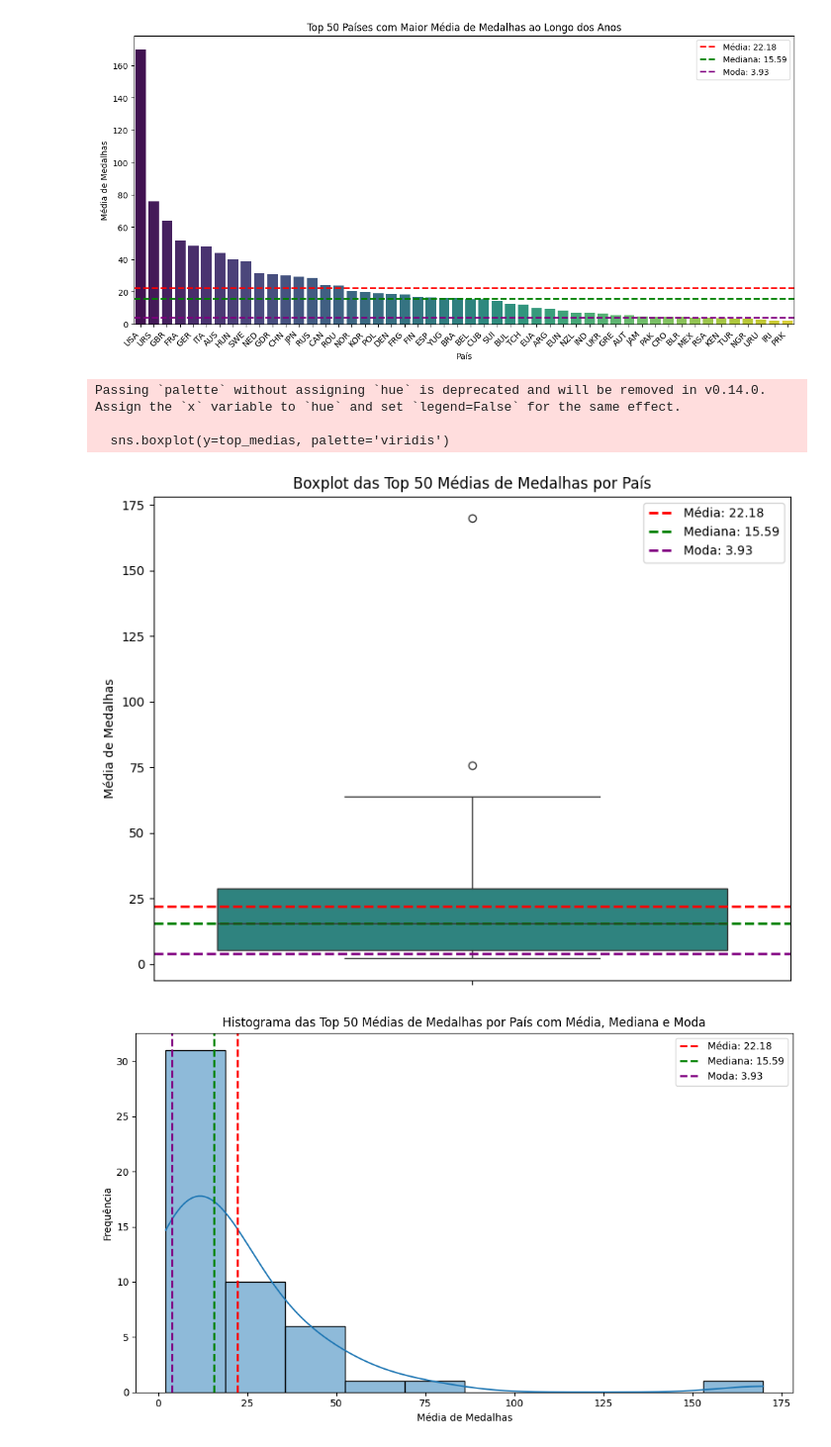
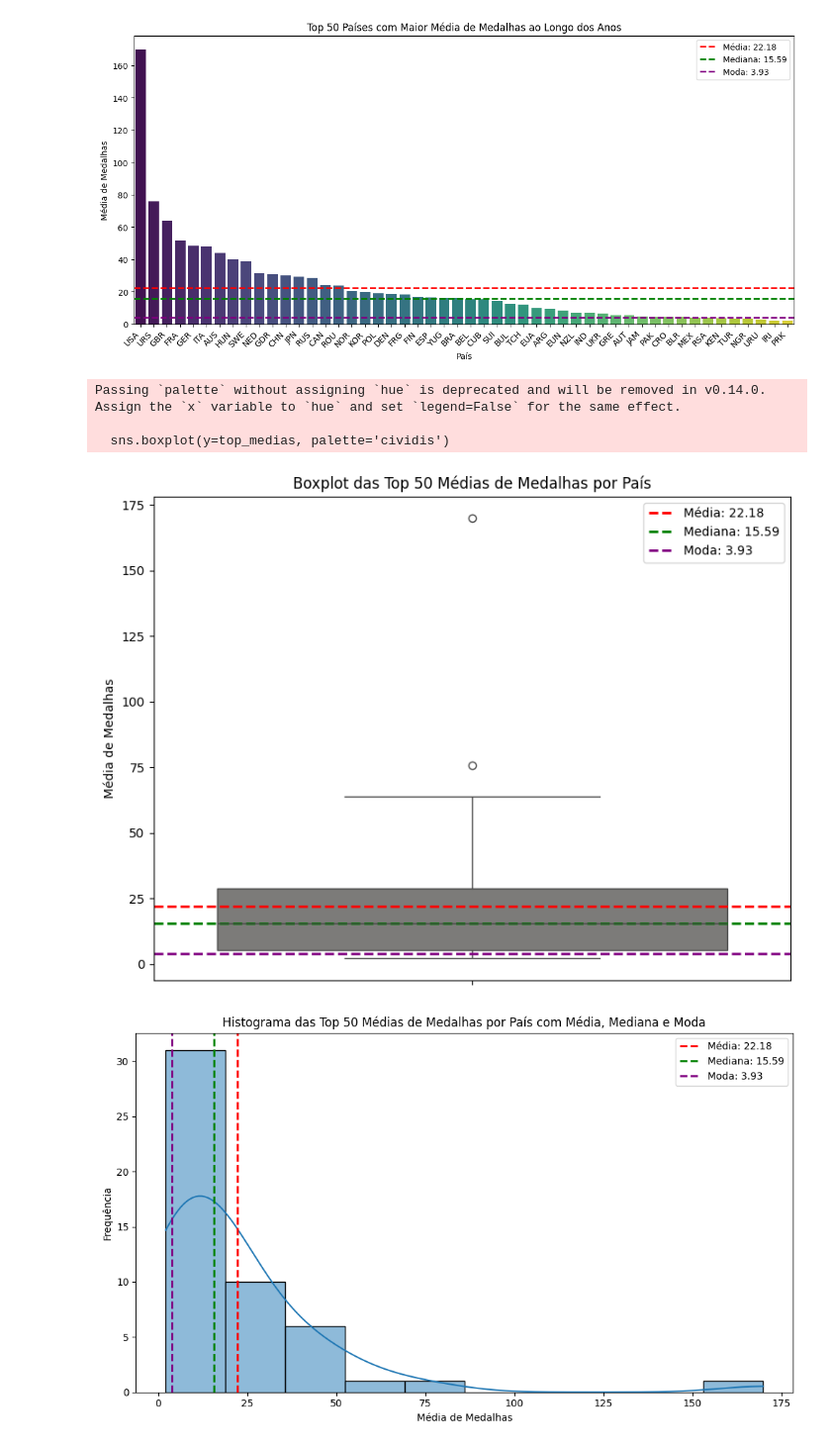
Before and after one commit to TiagoBressane/LMS_ADA, a Jupyter notebook: jogos_olimpicos.ipynb, the cells around one changed output. Shown at 99% size. Drawn from its saved outputs; the diff is of its cells as text; code cells hidden in the pictures.

```diff
--- a/jogos_olimpicos.ipynb
+++ b/jogos_olimpicos.ipynb
@@ -122,21 +122,21 @@ Passing `palette` without assigning `hue` is deprecated and will be removed in v
 # %%
 # Boxplot para a distribuição das top 50 médias de medalhas
 plt.figure(figsize=(8, 6))
-sns.boxplot(y=top_medias, palette='viridis')
+sns.boxplot(y=top_medias, palette='cividis')
 plt.axhline(media_top_medias, color='r', linestyle='dashed', linewidth=2, label=f'Média: {media_top_medias:.2f}')
 plt.axhline(mediana_top_medias, color='g', linestyle='dashed', linewidth=2, label=f'Mediana: {mediana_top_medias:.2f}')
 for moda_valor in moda_top_medias:
     plt.axhline(moda_valor, color='purple', linestyle='dashed', linewidth=2, label=f'Moda: {moda_valor:.2f}')
 plt.title('Boxplot das Top 50 Médias de Medalhas por País')
 plt.ylabel('Média de Medalhas')
 plt.legend()
 plt.tight_layout()
 plt.show()
 # %% [output]
 Passing `palette` without assigning `hue` is deprecated and will be removed in v0.14.0. Assign the `x` variable to `hue` and set `legend=False` for the same effect.
 
-  sns.boxplot(y=top_medias, palette='viridis')
+  sns.boxplot(y=top_medias, palette='cividis')
-[figure, old version]
+[figure, new version]
 # %%
 # Histograma
 plt.figure(figsize=(10, 6))
```
Also changed, not shown: parts of 33 cells of this notebook.
